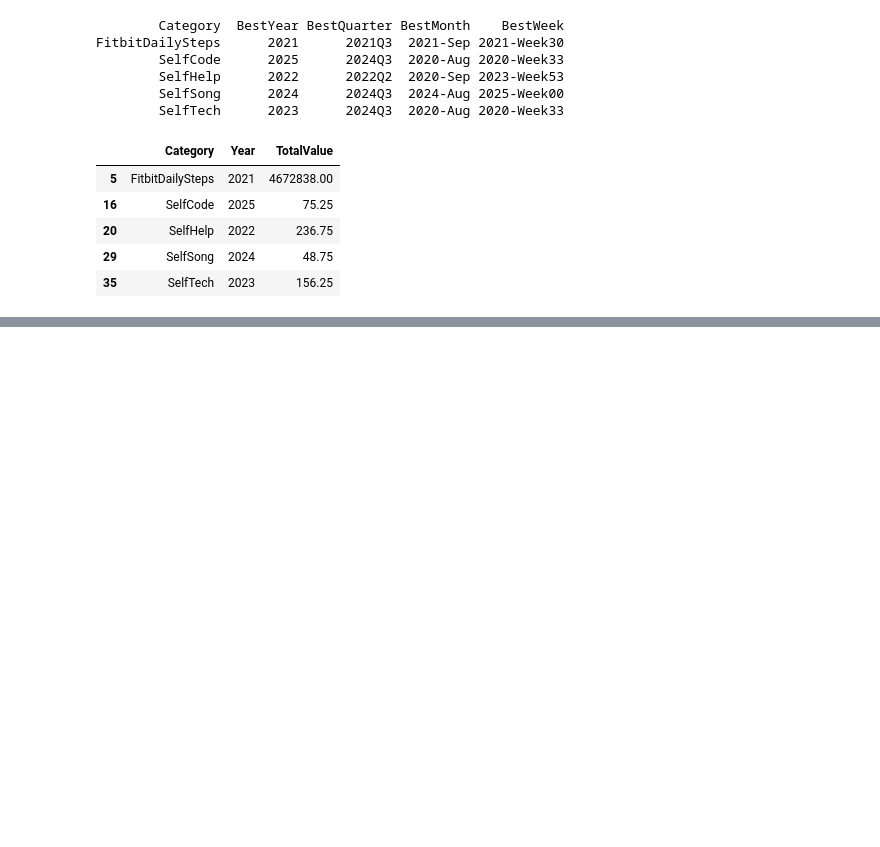
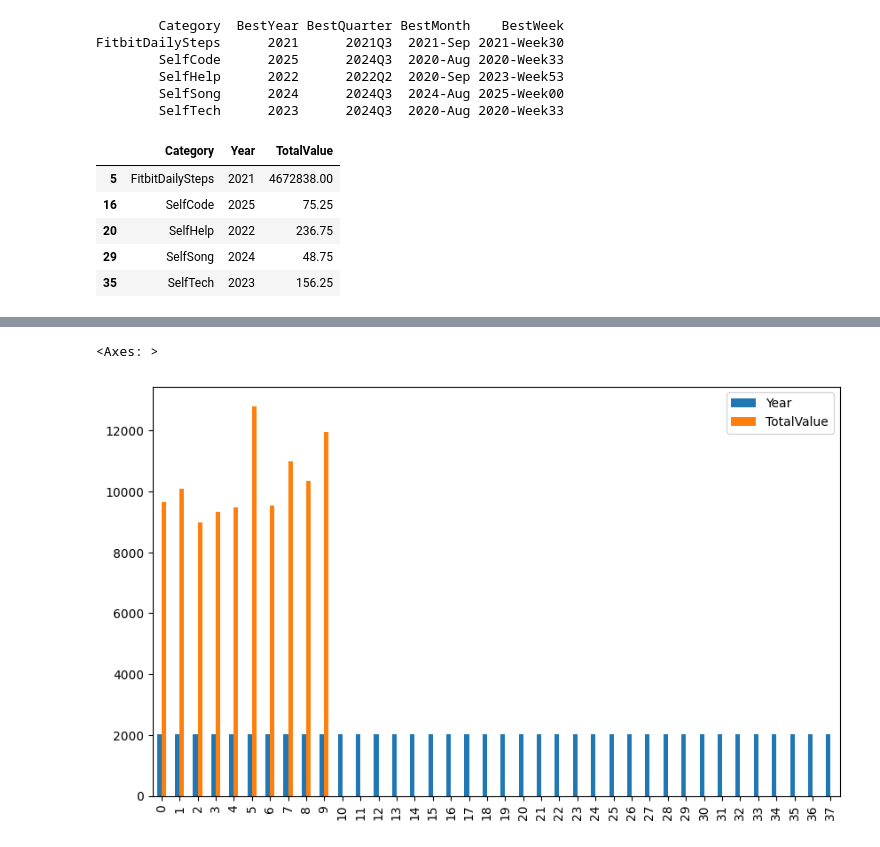
Before and after one commit to NagendraSUVCE/DailyPulse, a Jupyter notebook: DailyPulseMVC/SelfTech/PythonForDataAnalytics/python_3rdhouronwards.ipynb, the cells around one changed output, grey strips where cells are left out. Drawn from its saved outputs; the diff is of its cells as text; code cells hidden in the pictures; blank space fills up the shorter version.

```diff
--- a/DailyPulseMVC/SelfTech/PythonForDataAnalytics/python_3rdhouronwards.ipynb
+++ b/DailyPulseMVC/SelfTech/PythonForDataAnalytics/python_3rdhouronwards.ipynb
@@ -157,0 +203,5 @@ plt.show()
+# %%
+yearly_avg.plot(kind='bar', figsize=(10, 6))
+# %% [output]
+<Axes: >
+[figure, added]
```
Also changed, not shown: parts of 6 cells of this notebook.
